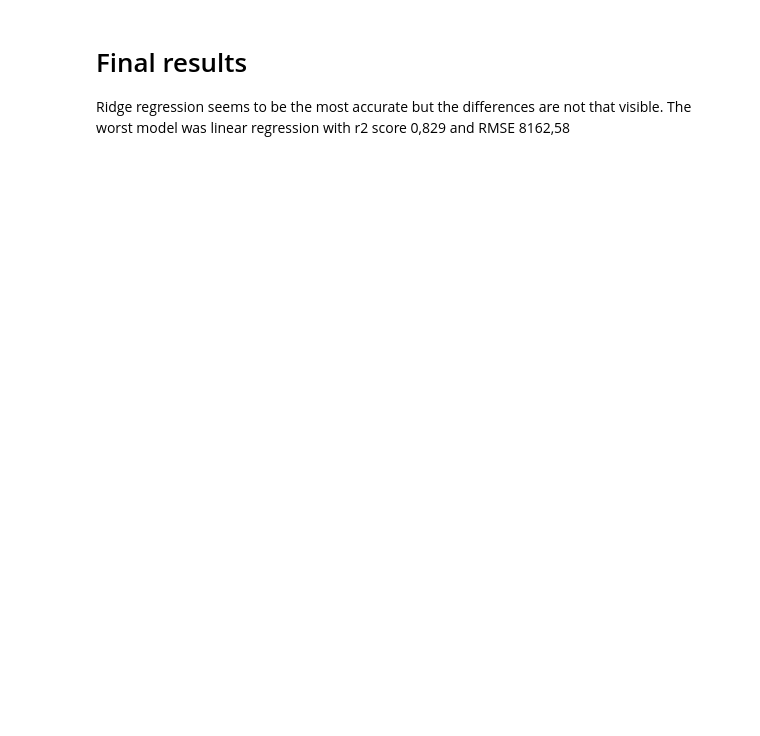
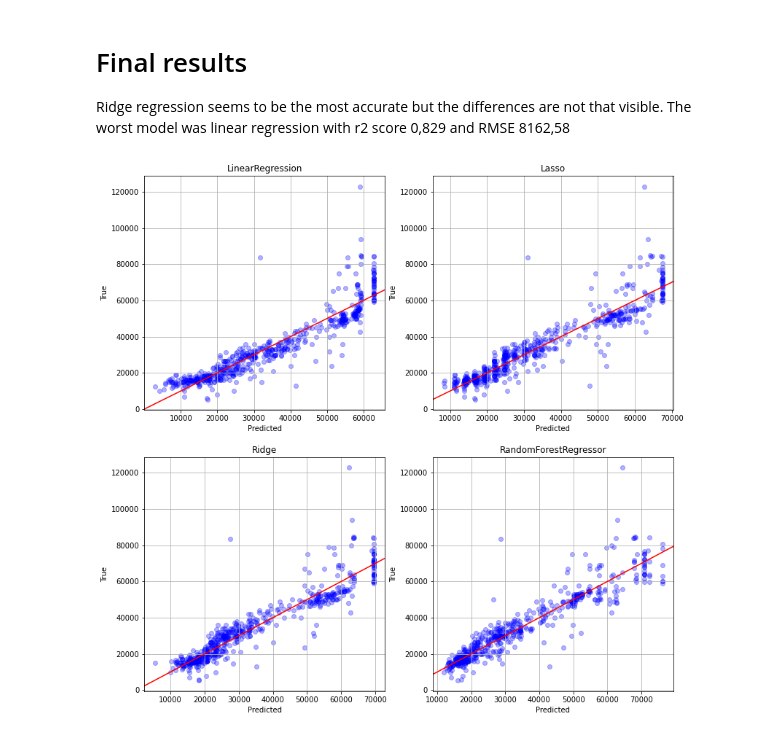
Before and after one commit to mrcngrcki/BootcampProject, a Jupyter notebook: Otomoto ML Project.ipynb, the cells around one changed output. Saved outputs shown, nothing was run; the diff lists cells and outputs as text; code cells hidden in the pictures; blank space fills up the shorter version.

```diff
--- a/Otomoto ML Project.ipynb
+++ b/Otomoto ML Project.ipynb
@@ -169,6 +169,7 @@ y_train.hist(), y_test.hist()
 # %%
 r2_list = []
 rmse_list = []
+y_pred_list = []
 # %% [markdown]
 ## LinearRegression
 # %%
@@ -296,0 +296,19 @@ Ridge regression seems to be the most accurate but the differences are not that
+# %%
+models = ['LinearRegression', 'Ridge', 'Lasso', 'RandomForestRegressor']
+models_counter = 0
+fig, ax = plt.subplots(nrows=2, ncols=2, figsize=(13, 13))
+for index, y_pred in enumerate(y_pred_list):
+    if index < 2:
+        row = 0
+    else:
+        row = 1
+        index -=2
+    residuals = y_test - y_pred
+    max_idx = list(residuals).index(max(residuals)) if abs(max(residuals)) > abs(min(residuals)) else list(residuals).index(min(residuals))
+    ax[index, row].scatter(y_pred, y_test, color="blue", alpha=0.3)
+    abline_plot(intercept=0, slope=1, color="red", ax=ax[index, row])
+    ax[index, row].grid(True)
+    ax[index, row].set(xlabel="Predicted", ylabel="True", title=models[models_counter])
+    models_counter += 1
+# %% [output]
+[figure, added]
```
Also changed, not shown: parts of 16 cells of this notebook.
